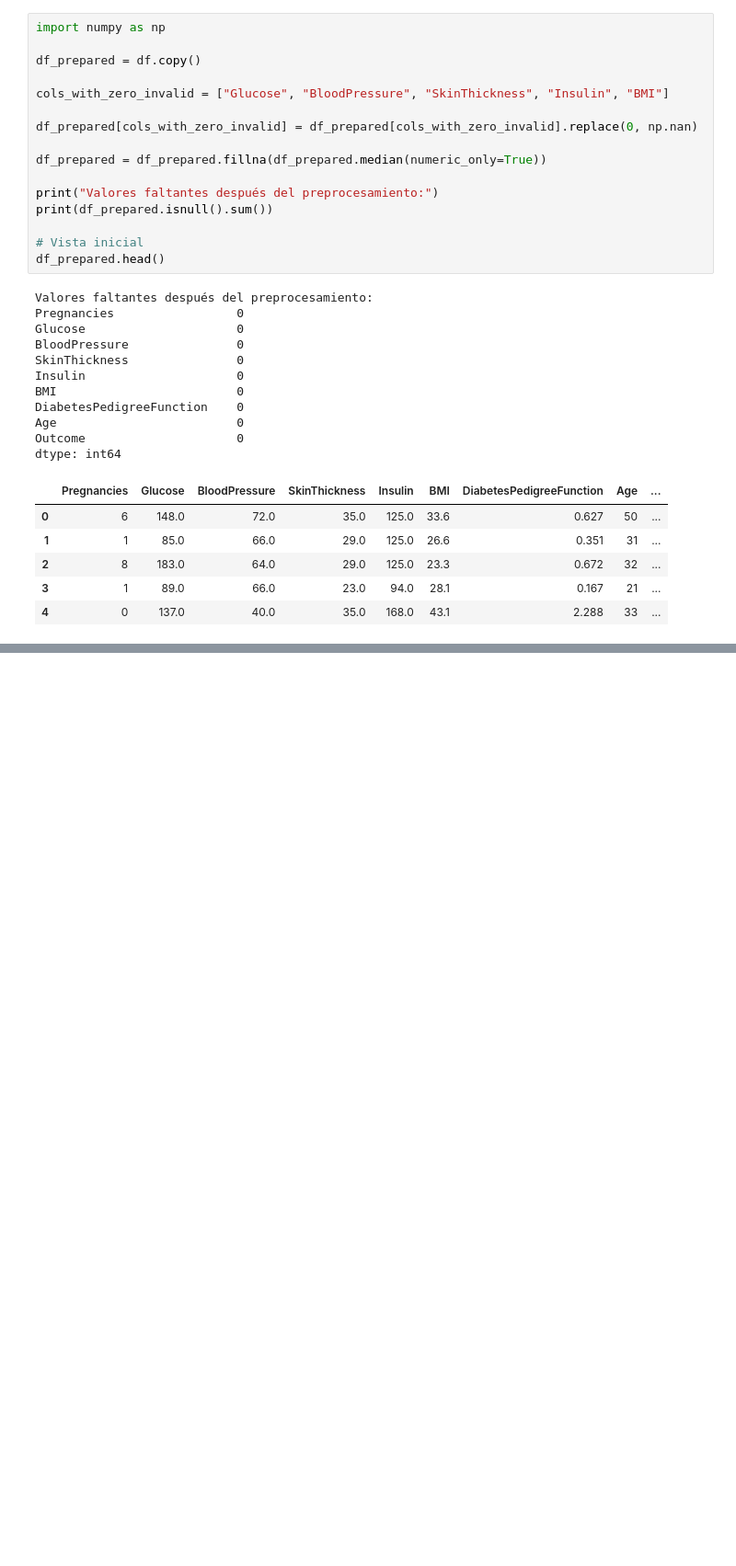
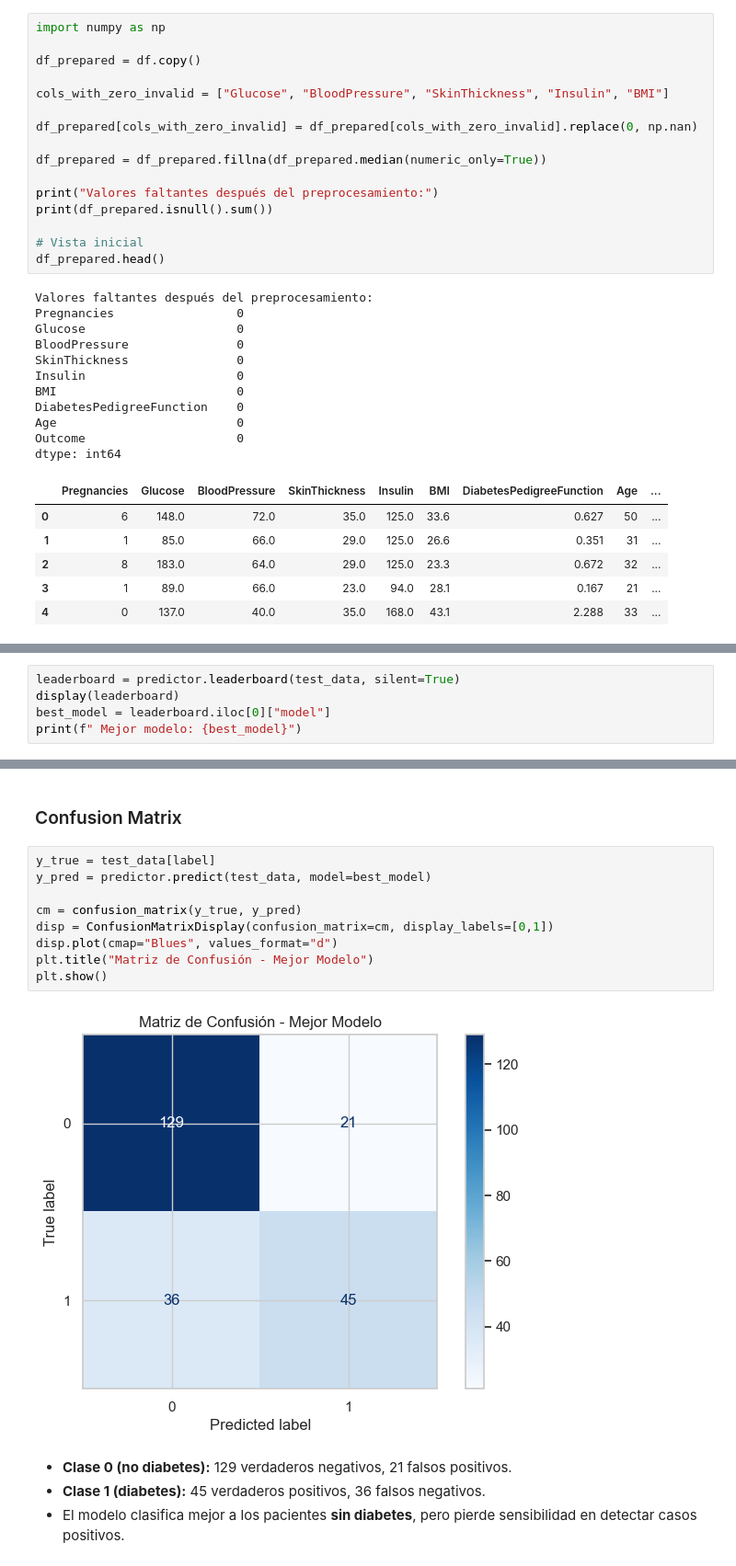
Before and after one commit to BrandonReyes0609/Lab7-DataScience, a Jupyter notebook: Lab7.ipynb, the cells around one changed output, grey strips where cells are left out. Shown at 92% size. Saved outputs shown, nothing was run; the diff lists cells and outputs as text; blank space fills up the shorter version.

```diff
--- a/Lab7.ipynb
+++ b/Lab7.ipynb
@@ -304,0 +433,5 @@ El modelo entrenado con AutoGluon en modo best_quality mostró un buen desempeñ
+# %%
+leaderboard = predictor.leaderboard(test_data, silent=True)
+display(leaderboard)
+best_model = leaderboard.iloc[0]["model"]
+print(f" Mejor modelo: {best_model}")
@@ -304,0 +454,17 @@ El modelo entrenado con AutoGluon en modo best_quality mostró un buen desempeñ
+# %% [markdown]
+### Confusion Matrix
+# %%
+y_true = test_data[label]
+y_pred = predictor.predict(test_data, model=best_model)
+
+cm = confusion_matrix(y_true, y_pred)
+disp = ConfusionMatrixDisplay(confusion_matrix=cm, display_labels=[0,1])
+disp.plot(cmap="Blues", values_format="d")
+plt.title("Matriz de Confusión - Mejor Modelo")
+plt.show()
+# %% [output]
+[figure, added]
+# %% [markdown]
+- **Clase 0 (no diabetes):** 129 verdaderos negativos, 21 falsos positivos.
+- **Clase 1 (diabetes):** 45 verdaderos positivos, 36 falsos negativos.
+- El modelo clasifica mejor a los pacientes **sin diabetes**, pero pierde sensibilidad en detectar casos positivos.
```
Also changed, not shown: parts of 29 cells of this notebook, 1 other file.
